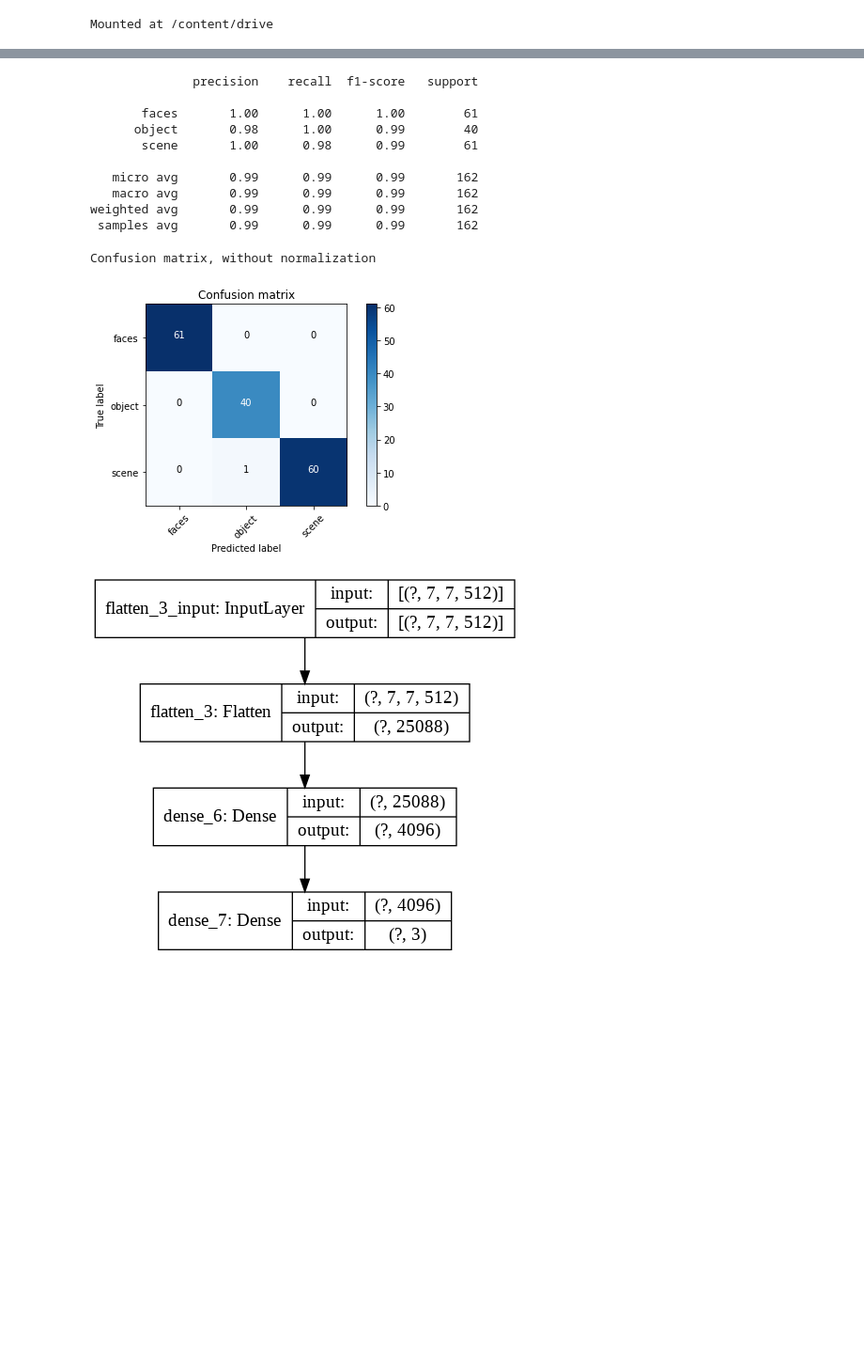
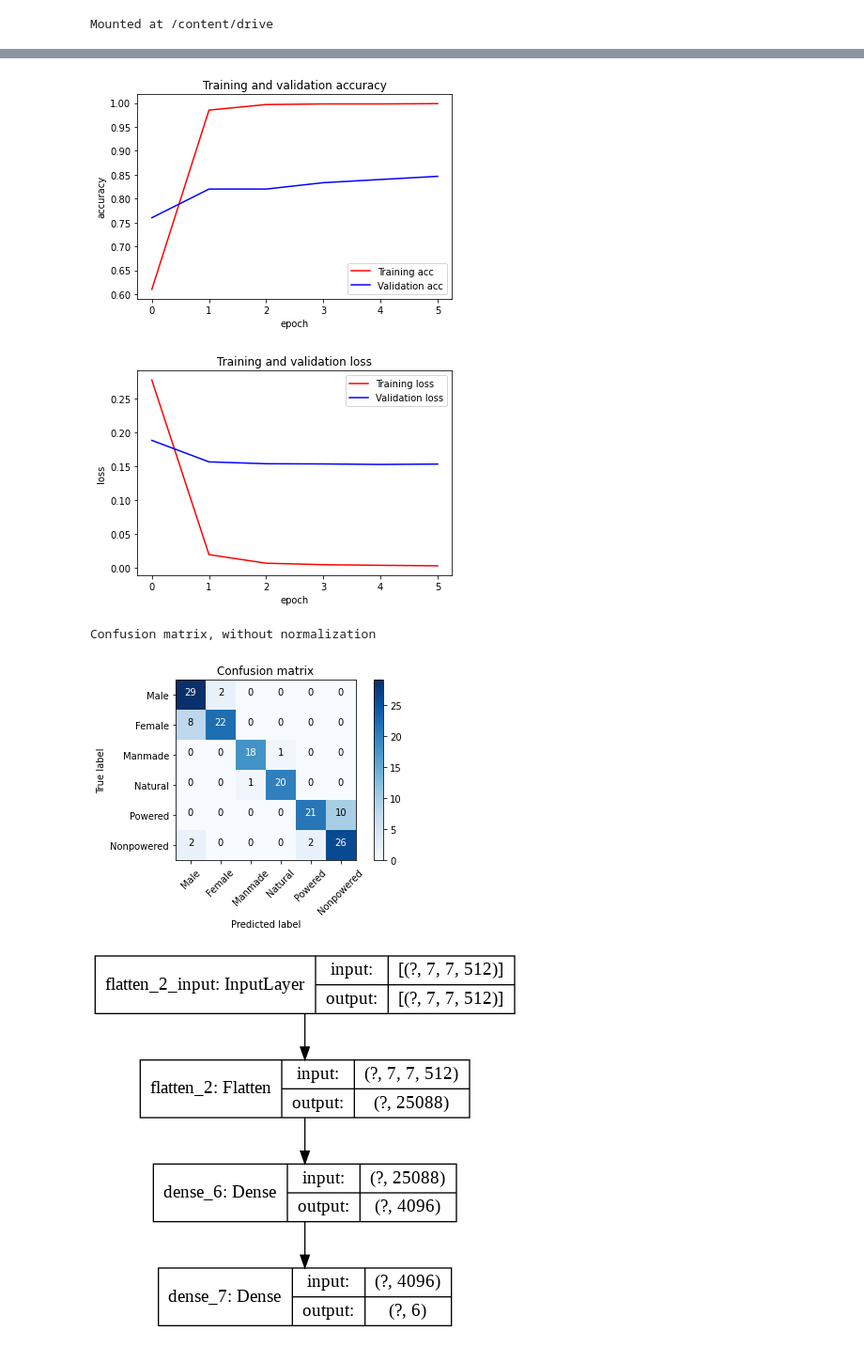
Before and after one commit to soukhind2/vgg16obj, a Jupyter notebook: colab_test.ipynb, the cells around one changed output, grey strips where cells are left out. Shown: that part at 94% size. Cells and saved outputs as stored; diff of their text form; code cells hidden in the pictures; blank space fills up the shorter version.

Commit message:
Introduced 2 subclasses for each 3 classes

```diff
--- a/colab_test.ipynb
+++ b/colab_test.ipynb
@@ -108,32 +153,10 @@ Test Time: 0.6514739990234375
 # %%
-epochs = 30
-
-#train_data = np.load('features_train.npy')
-train_data = features_train
-train_labels = [0] * 500 + [1]*500 + [2] * 500
-train_labels = to_categorical(train_labels, 3)
-
-
-#val_data = np.load('features_val.npy')
-val_data = features_val
-val_labels = [0] * 50 + [1] * 50 + [2] * 50
-val_labels = to_categorical(val_labels, 3)
-
-#test_data = np.load('features_test.npy')
-test_data = features_test
-#test_labels = [0] * 50 + [1] * 50 + [2] * 50
-test_labels = [0] * 61 + [1] * 40 + [2] * 61
-test_labels = to_categorical(test_labels, 3)
-
-
 model = Sequential()
 
 model.add(Flatten(input_shape=train_data.shape[1:]))
 model.add(Dense(4096, activation='relu'))
 ##model.add(Dropout(0.5))
-#model.add(Dense(1024, activation='relu'))
-model.add(Dense(3, activation='softmax'))
-
+model.add(Dense(6, activation='softmax'))
 model.compile(optimizer= Adam(lr=1e-5),
               loss='binary_crossentropy',
               metrics=['accuracy'])
@@ -163,30 +194,21 @@ pred = np.round(model.predict(test_data),0)
 # %%
-classes = ['faces','object','scene']
+classes = ['Male','Female','Manmade','Natural','Powered','Nonpowered']
 metric = metrics.classification_report(test_labels,pred,target_names = classes)
 print(metric)
-# %% [output]
-              precision    recall  f1-score   support
-
-       faces       1.00      1.00      1.00        61
-      object       0.98      1.00      0.99        40
-       scene       1.00      0.98      0.99        61
-
-   micro avg       0.99      0.99      0.99       162
-   macro avg       0.99      0.99      0.99       162
-weighted avg       0.99      0.99      0.99       162
- samples avg       0.99      0.99      0.99       162
 # %%
 from vgg16obj.tools import plot_tools as pt
-#pt.plot_metrics(history)
+pt.plot_metrics(history)
 
 categorical_test_labels = pd.DataFrame(test_labels).idxmax(axis=1)
 categorical_preds = pd.DataFrame(pred).idxmax(axis=1)
 cm = confusion_matrix(categorical_test_labels, categorical_preds)
 
 pt.plot_confusion_matrix(cm,classes,normalize = False)
 # %% [output]
+[figure, new version]
+[figure, added]
 Confusion matrix, without normalization
-[figure, old version]
+[figure, added]
 # %%
 plot_model(model,show_shapes=True,expand_nested=True)
 # %% [output]
```
Also changed, not shown: parts of 8 cells of this notebook.
